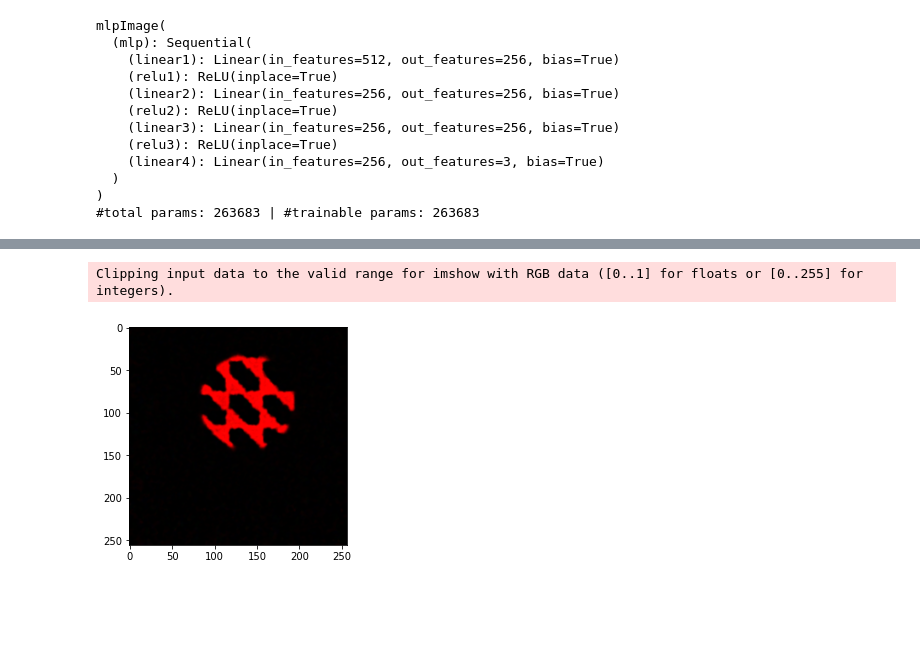
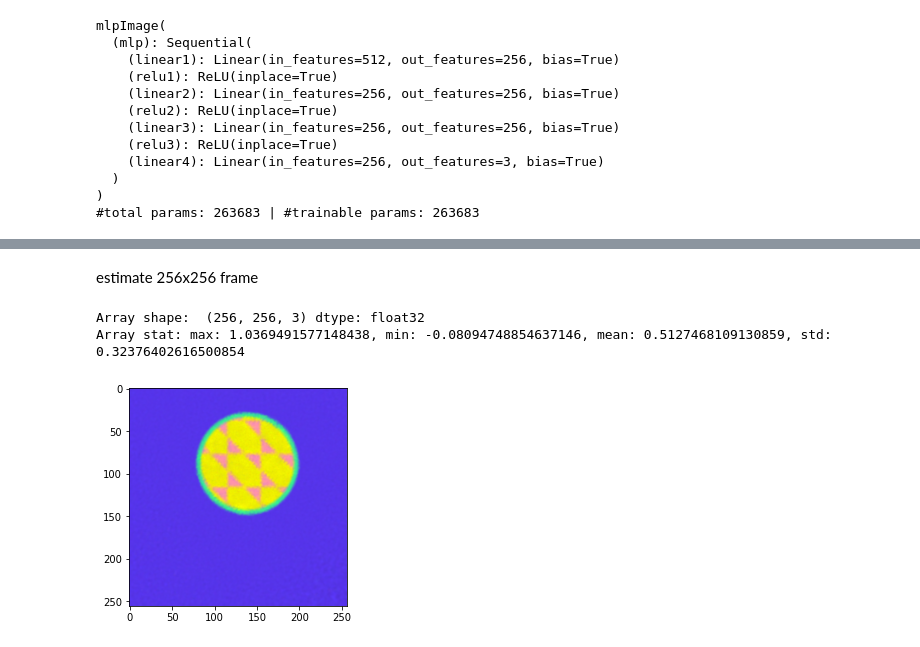
Before and after one commit to djbradyAtOpticalSciencesArizona/multiframeEstimation, a Jupyter notebook: multiframe_estimation.ipynb, the cells around one changed output, grey strips where cells are left out. Drawn from its saved outputs; the diff is of its cells as text; code cells hidden in the pictures; blank space fills up the shorter version.

```diff
--- a/multiframe_estimation.ipynb
+++ b/multiframe_estimation.ipynb
@@ -55,14 +53,15 @@ import numpy as np
 import matplotlib.pyplot as plt
 %matplotlib inline
 
-degs = ['-10', '5', '8', '18', '20', '26', '34']
-ref = cv2.imread('cb.png')[..., ::-1]/255.0
+degs = ['-10','-14','-23','-24','-7',
+        '11', '15', '19', '22', '24', '29','31','4','41','47']
+ref = cv2.imread('cb_0.png')[..., ::-1]/255.0
 print_stat(ref)
 plt.imshow(ref)
 plt.show()
 
-fig, ax = plt.subplots(2, 4)
-for i in range(7):
+fig, ax = plt.subplots(4, 4, figsize = (16, 16))
+for i in range(15):
     alt = cv2.imread('cb_{}.png'.format(degs[i]))[..., ::-1]/255.0
     ax[i//4, i % 4].imshow(alt)
 plt.show()
@@ -96,7 +95,7 @@ plt.show()
 # %%
 aligned_meshes = [mesh]
 imgs = [ref]
-for i in range(7):
+for i in range(15):
     imgs.append(cv2.imread('cb_{}.png'.format(int(degs[i])))[..., ::-1]/255.0)
     rot_mat = rot_matrix(int(degs[i]))
     aligned_mesh = rot_mat.dot(mesh.transpose((2, 0, 1)).reshape((2, -1)))
@@ -207,7 +206,7 @@ mlpImage(
 ## train network
 import torch.optim as optim
 loss_fn = nn.MSELoss()
-optimizer = optim.Adam(model.parameters(), lr=1e-4)
+optimizer = optim.Adam(model.parameters(), lr=5e-5)
 
 def train(model, optimizer, n_epoch, trainloader, loss_fn):
     for epoch in range(n_epoch):  # loop over the dataset multiple times
@@ -230,13 +229,13 @@ def train(model, optimizer, n_epoch, trainloader, loss_fn):
 
             # print statistics
             running_loss += loss.item()
-        print('epoch %d -- loss: %.3f' %
+        print('epoch %d -- loss: %.5f' %
                     (epoch+1, running_loss/(i+1)))
         running_loss = 0.0
 
     print('Finished Training')
 
-train(model, optimizer, 10, trainloader, loss_fn)
+train(model, optimizer, 50, trainloader, loss_fn)
 
 ## validate
 # %% [output]
@@ -253,4 +258,6 @@ epoch 10 -- loss: 0.001
 Finished Training
+# %% [markdown]
+estimate 256x256 frame
 # %%
 model.eval()
 
@@ -270,9 +277,13 @@ with torch.no_grad():
         img_list.append(outputs)
 mlp_img = torch.cat(img_list).cpu().numpy()
 mlp_img = mlp_img.reshape((256, 256, 3))
+# %%
+print_stat(mlp_img)
+# %% [output]
+Array shape:  (256, 256, 3) dtype: float32
+Array stat: max: 1.0369491577148438, min: -0.08094748854637146, mean: 0.5127468109130859, std: 0.32376402616500854
 # %%
-plt.imshow(mlp_img)
+plt.imshow(np.clip(mlp_img, 0, 1))
 plt.show()
 # %% [output]
-Clipping input data to the valid range for imshow with RGB data ([0..1] for floats or [0..255] for integers).
-[figure, old version]
+[figure, new version]
```
Also changed, not shown: parts of 12 cells of this notebook.
